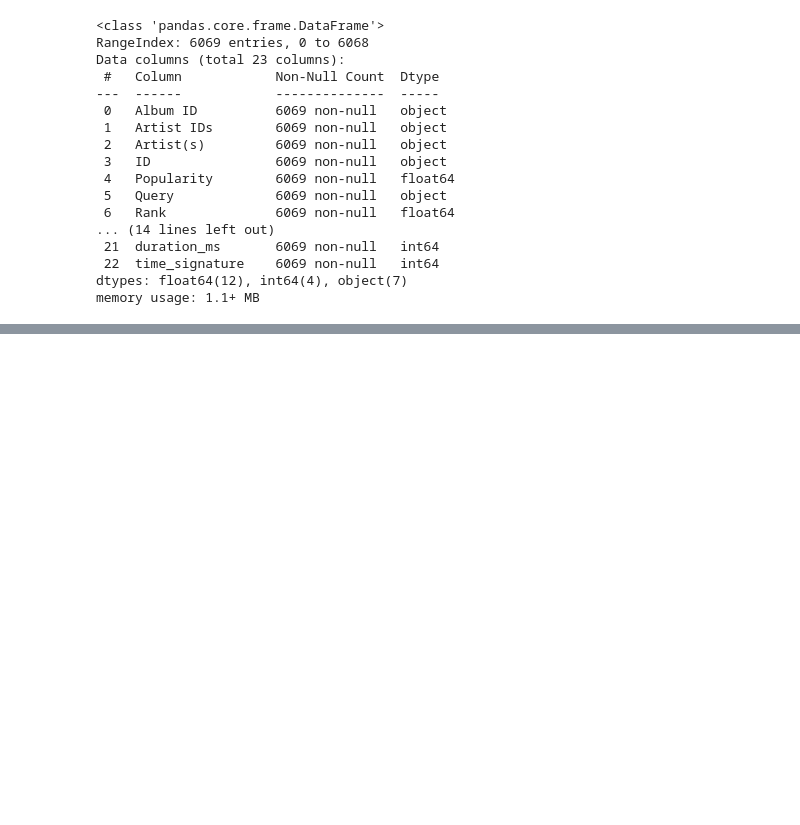
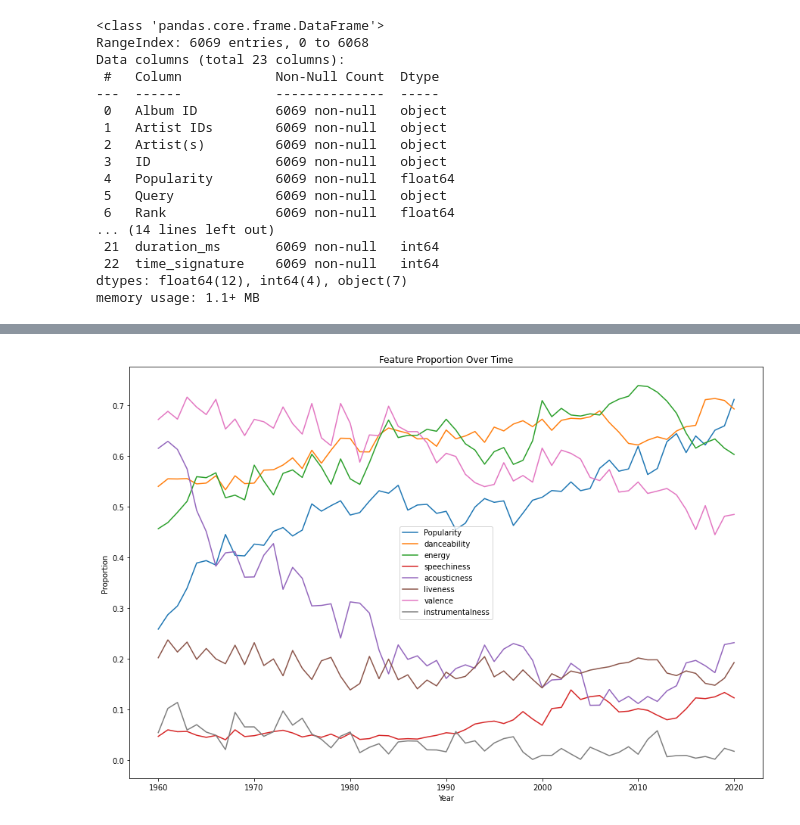
Before and after one commit to aholtz06/CMSC320_Final, a Jupyter notebook: src/Data_Exploration.ipynb, the cells around one changed output, grey strips where cells are left out. Drawn from its saved outputs; the diff is of its cells as text; code cells hidden in the pictures; blank space fills up the shorter version.

```diff
--- a/src/Data_Exploration.ipynb
+++ b/src/Data_Exploration.ipynb
@@ -52,0 +58,14 @@ display()
+# %%
+features = ['danceability','energy','speechiness','acousticness','liveness','valence', 'instrumentalness']
+
+ax = avgs.plot(x="Year", y='Popularity', figsize=(15,10))
+
+for feature in features:
+    avgs.plot(x="Year", y=feature, ax=ax)
+
+ax.set_ylabel('Proportion')
+ax.set_title('Feature Proportion Over Time')
+
+display()
+# %% [output]
+[figure, added]
```
Also changed, not shown: parts of 10 cells of this notebook, 1 other file.
